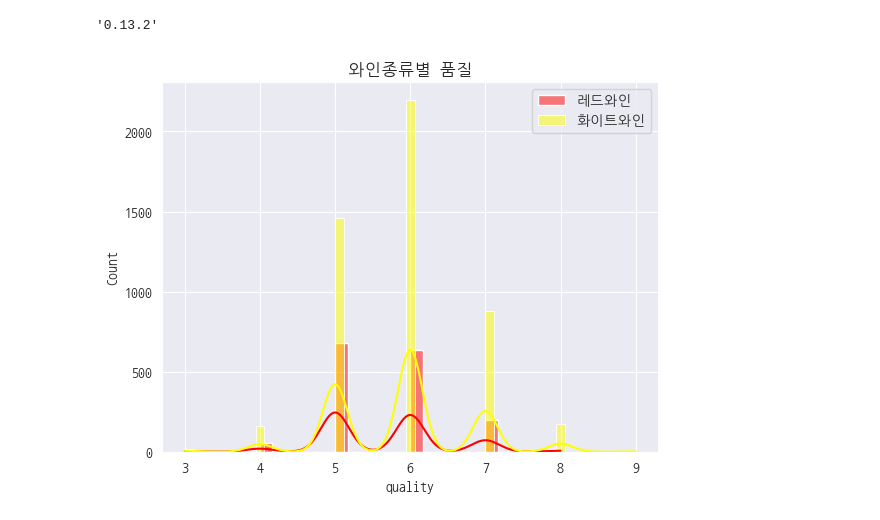
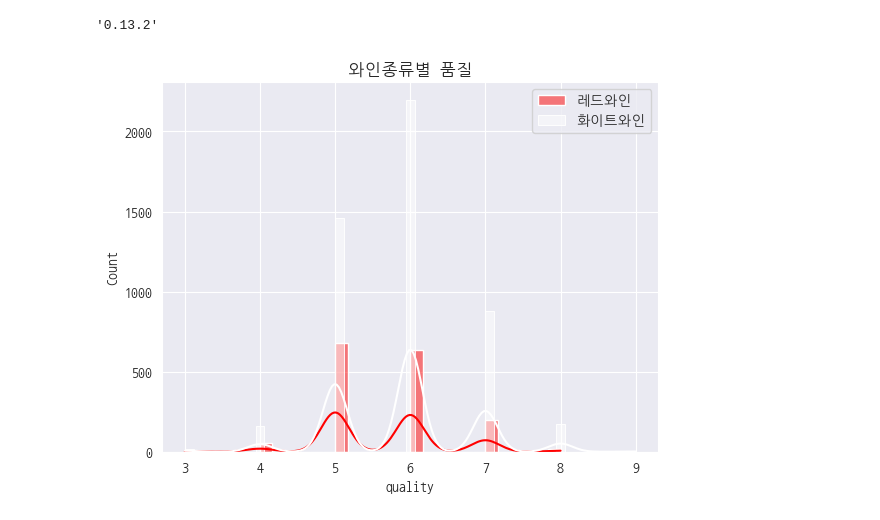
Before and after one commit to KangJeoungMi/Bigdata-analysis-2024, a Jupyter notebook: DAY10/da21_와인품질등급_분석.ipynb, the cells around one changed output. Saved outputs shown, nothing was run; the diff lists cells and outputs as text; code cells hidden in the pictures.

```diff
--- a/DAY10/da21_와인품질등급_분석.ipynb
+++ b/DAY10/da21_와인품질등급_분석.ipynb
@@ -254,13 +296,12 @@ sns.__version__
 # %% [output]
 '0.13.2'
 # %%
-# displot() seaborn v0.14.0 에서 제거될 함수, 대신 histplot() 사용할 것
+# distplot() seaborn v0.14.0 에서 제거될 함수, 대신 histplot() 사용할 것
 sns.histplot(redWineQuality, kde=True, color='red', label='레드와인')
-sns.histplot(whiteWineQuality, kde=True, color='yellow', label='화이트와인')
+sns.histplot(whiteWineQuality, kde=True, color='white', label='화이트와인')
 
 plt.title('와인종류별 품질')
 plt.legend()
-
 plt.show()
 # %% [output]
-[figure, old version]
+[figure, new version]
```
Also changed, not shown: parts of 25 cells of this notebook, 5 other files.
